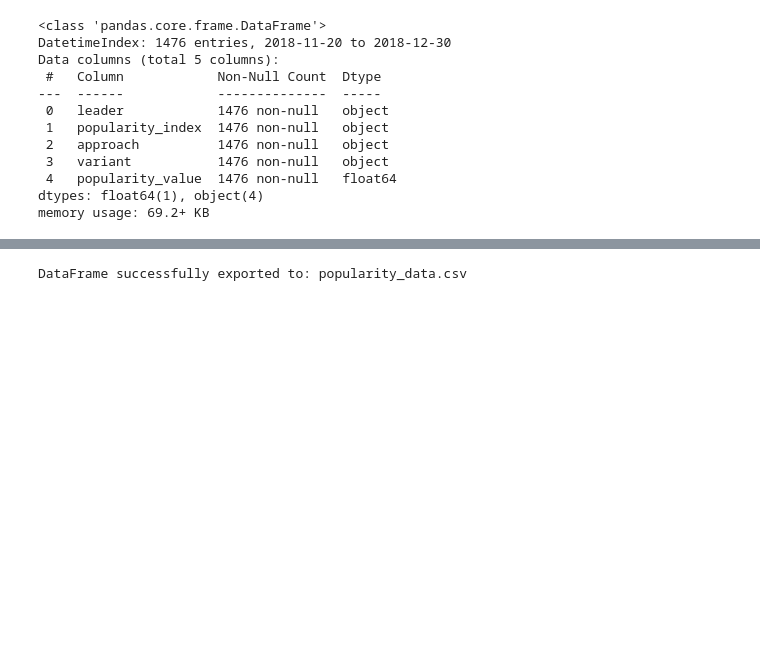
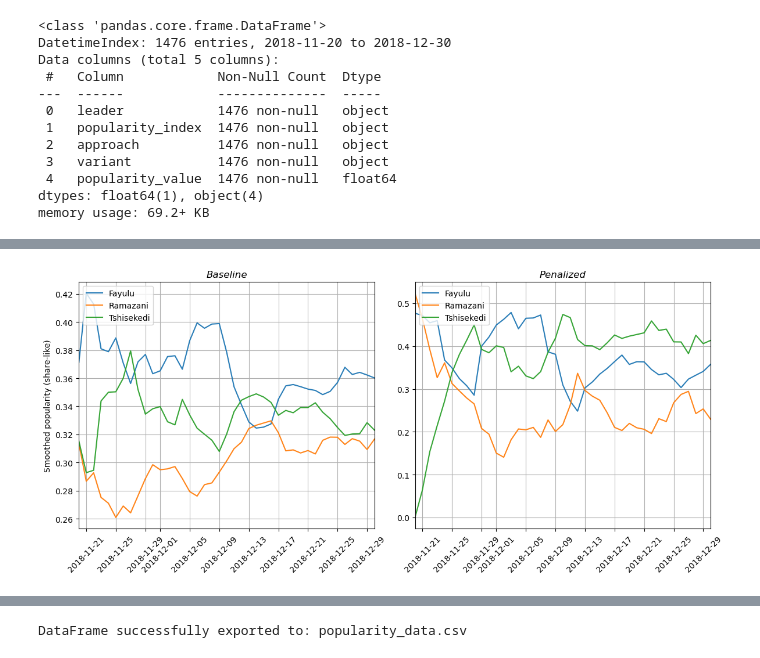
Before and after one commit to Joel-Kazadi/Sentiment-Mining-for-Popularity-analysis, a Jupyter notebook: 4 IndicesConstruction.ipynb, the cells around one changed output, grey strips where cells are left out. Saved outputs shown, nothing was run; the diff lists cells and outputs as text; code cells hidden in the pictures; blank space fills up the shorter version.

```diff
--- a/4 IndicesConstruction.ipynb
+++ b/4 IndicesConstruction.ipynb
@@ -822,0 +825,99 @@ memory usage: 69.2+ KB
+# %%
+# Moving-average smoothing + plotting for all popularity series
+# Inputs required: combined_df (DatetimeIndex), columns: ['leader','popularity_index','approach','variant','popularity_value']
+# Output: 6 figures (one per (index,approach)), each with 2 subplots (baseline vs penalized)
+# Usage example: run with window_days = 3 or 7
+
+import os
+from matplotlib.dates import DateFormatter
+
+# Template styles (colors & line types)
+sns.set(style='whitegrid')
+LEADER_STYLES = {
+    'Fayulu':   {'color': '#1f77b4', 'label': 'Fayulu'},
+    'Ramazani': {'color': '#ff7f0e', 'label': 'Ramazani'},
+    'Tshisekedi':{'color': '#2ca02c', 'label': 'Tshisekedi'}
+}
+
+def plot_moving_averages(combined_df,
+                         window_days=3,
+                         leaders=None,
+                         indices=None,
+                         approaches=None,
+                         variants=('baseline','penalized'),
+                         save_dir='plots',
+                         min_periods=1):
+    # Defaults
+    if leaders is None:
+        leaders = sorted(combined_df['leader'].unique().tolist())
+    if indices is None:
+        indices = ['TSSW','WG','YHRM']
+    if approaches is None:
+        approaches = ['VADER','BERT']
+    os.makedirs(save_dir, exist_ok=True)
+
+    # canonical full daily index
+    full_dates = pd.date_range(start=combined_df.index.min().date(),
+                               end=combined_df.index.max().date(), freq='D')
+
+    # iterate combinations (index x approach) -> produce one figure (2 subplots: baseline vs penalized)
+    for idx in indices:
+        for appr in approaches:
+            fig, axes = plt.subplots(1, 2, figsize=(12, 6), sharey=False)
+            #fig.suptitle(f"{idx} — {appr}  (moving avg window = {window_days} days)", fontsize=14, fontweight='bold')
+
+            for ax, variant in zip(axes, variants):
+                # filter the subset
+                mask = (
+                    (combined_df['popularity_index'] == idx) &
+                    (combined_df['approach'] == appr) &
+                    (combined_df['variant'] == variant)
+                )
+                sub = combined_df.loc[mask].copy()
+                if sub.empty:
+                    ax.text(0.5, 0.5, 'No data for this combination', ha='center', va='center')
+                    ax.set_title(f"{variant.capitalize()} (no data)", style='italic')
+                    ax.set_xlabel('')
+                    ax.set_ylabel('')
+                    continue
+
+                # ensure Date column and pivot to leaders
+                tmp = sub.reset_index().rename(columns={'index':'Date'})
+                pivot = tmp.pivot(index='Date', columns='leader', values='popularity_value')
+
+                # reindex to full calendar, keep NaNs where missing
+                pivot = pivot.reindex(full_dates)
+
+                # compute rolling mean (window_days)
+                ma = pivot.rolling(window=window_days, min_periods=min_periods).mean()
+
+                # plot each leader using the template styles
+                for leader in leaders:
+                    if leader not in ma.columns:
+                        continue
+                    sty = LEADER_STYLES.get(leader, {'color':None, 'linewidth':2.2})
+                    ax.plot(ma.index, ma[leader],
+                            color=sty['color'],
+                            label=sty.get('label', leader),
+                            alpha=0.95)
+
+                ax.set_title(variant.capitalize(), style='italic')
+                ax.set_xlabel('')
+                ax.xaxis.set_major_formatter(DateFormatter("%Y-%m-%d"))
+                ax.tick_params(axis='x', rotation=45)
+                if ax is axes[0]:
+                    ax.set_ylabel('Smoothed popularity (share-like)')
+                ax.grid(True)
+                ax.set_xlim(full_dates.min(), full_dates.max())
+                ax.legend(title='', loc='upper left', frameon=True)
+
+            plt.tight_layout(rect=[0, 0.03, 1, 0.95])
+            # save
+            fname = f"{save_dir}/moving_avg_{idx.lower()}_{appr.lower()}.pdf"
+            fig.savefig(fname, bbox_inches='tight', dpi=200)
+            print(f"Saved: {fname}")
+            plt.show()
+
+# choose the window (3, 5, 7, etc.)
+plot_moving_averages(combined_df, window_days=5)
+# %% [output]
@@ -822,0 +925 @@ memory usage: 69.2+ KB
+[figure, added]
```
Also changed, not shown: parts of 11 cells of this notebook.
